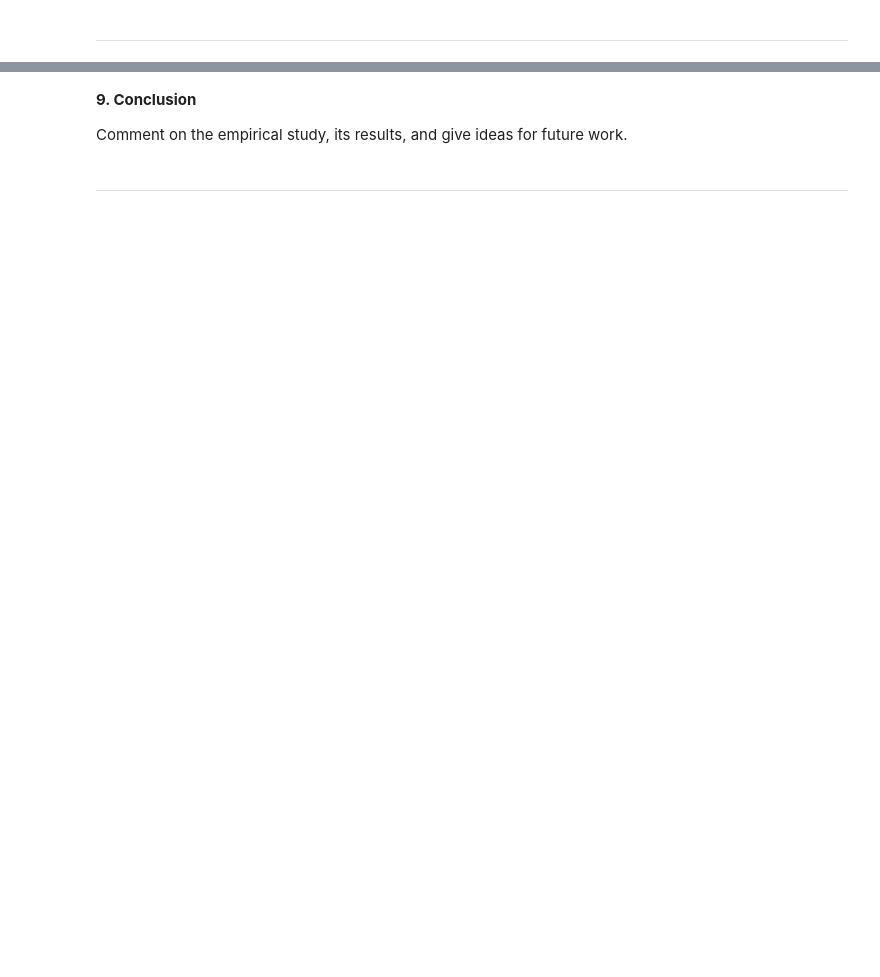
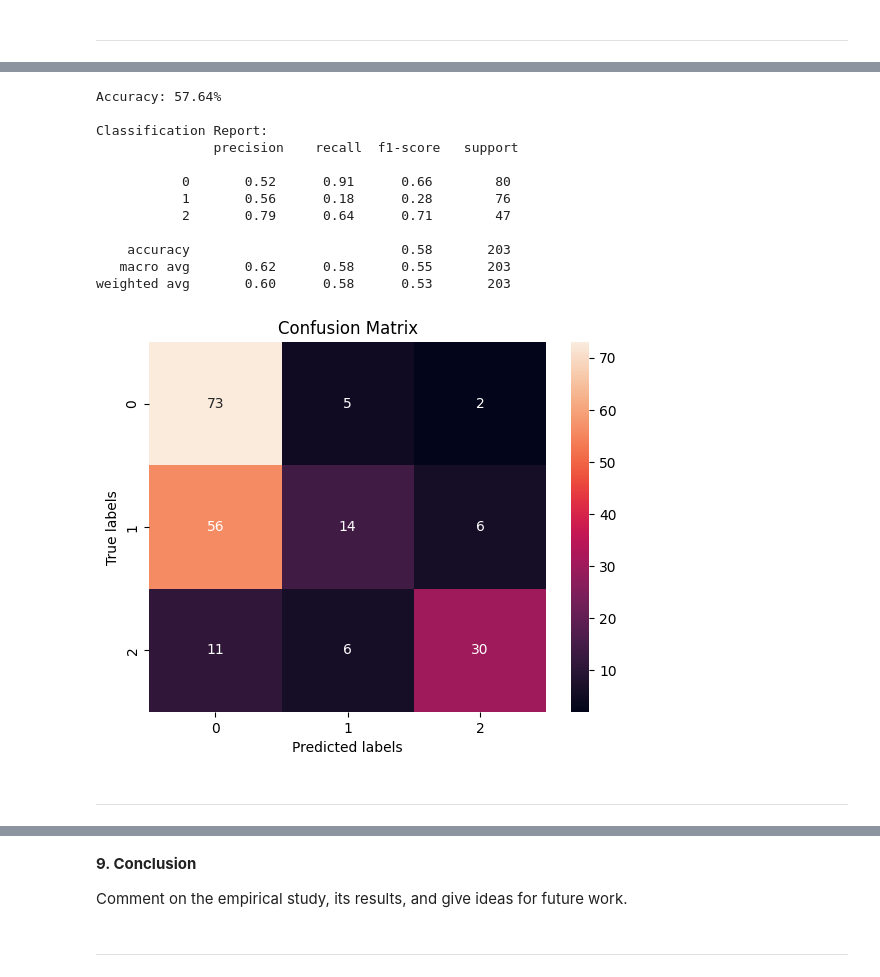
Before and after one commit to JunpengWen/CSI4106, a Jupyter notebook: CSI4106_A2.ipynb, the cells around one changed output, grey strips where cells are left out. Drawn from its saved outputs; the diff is of its cells as text; code cells hidden in the pictures; blank space fills up the shorter version.

```diff
--- a/CSI4106_A2.ipynb
+++ b/CSI4106_A2.ipynb
@@ -209,0 +171,12 @@ description  +  tables/figures
+# %%
+# Splitting the dataset into training and testing sets
+X = dataset.drop('RiskLevel', axis=1)  # Features (excluding the 'RiskLevel' column)
+y = dataset['RiskLevel']               # Target variable
+
+X_train, X_test, y_train, y_test = train_test_split(X, y, test_size=0.2, random_state=42)
+
+# Printing the shape of training and testing sets
+print("Shape of X_train:", X_train.shape)
+print("Shape of X_test:", X_test.shape)
+print("Shape of y_train:", y_train.shape)
+print("Shape of y_test:", y_test.shape)
@@ -211,0 +218,40 @@ description  +  tables/figures
+# %%
+# Initialize Gaussian Naive Bayes
+gnb = GaussianNB()
+
+# Fit the model
+gnb.fit(X_train, y_train)
+
+# Predict using the test set
+y_pred = gnb.predict(X_test)
+
+# Evaluate the model
+accuracy = accuracy_score(y_test, y_pred)
+print(f"Accuracy: {accuracy * 100:.2f}%")
+
+# Print classification report
+print("\nClassification Report:\n", classification_report(y_test, y_pred))
+
+# Display confusion matrix
+conf_matrix = confusion_matrix(y_test, y_pred)
+sns.heatmap(conf_matrix, annot=True, fmt='g')
+plt.xlabel('Predicted labels')
+plt.ylabel('True labels')
+plt.title('Confusion Matrix')
+plt.show()
+# %% [output]
+Accuracy: 57.64%
+
+Classification Report:
+               precision    recall  f1-score   support
+
+           0       0.52      0.91      0.66        80
+           1       0.56      0.18      0.28        76
+           2       0.79      0.64      0.71        47
+
+    accuracy                           0.58       203
+   macro avg       0.62      0.58      0.55       203
+weighted avg       0.60      0.58      0.53       203
+[figure, added]
+# %% [markdown]
+--------------------------------------------------------------------------
```
Also changed, not shown: parts of 65 cells of this notebook.
